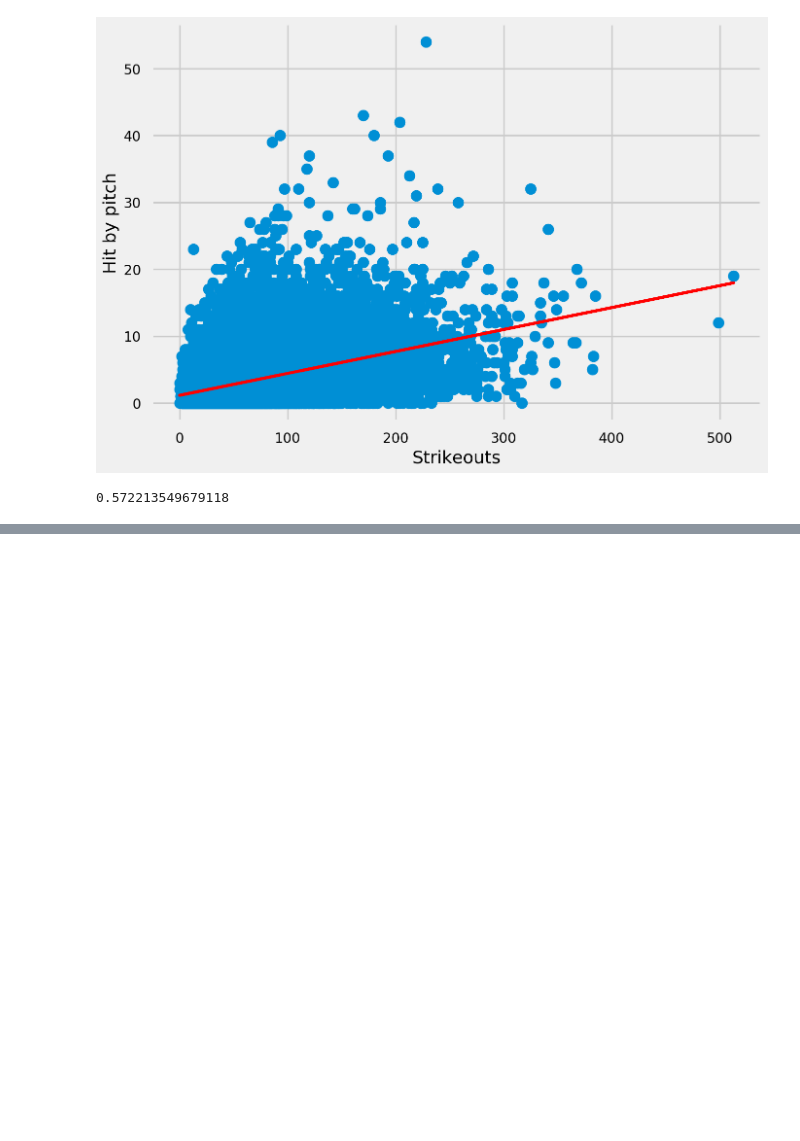
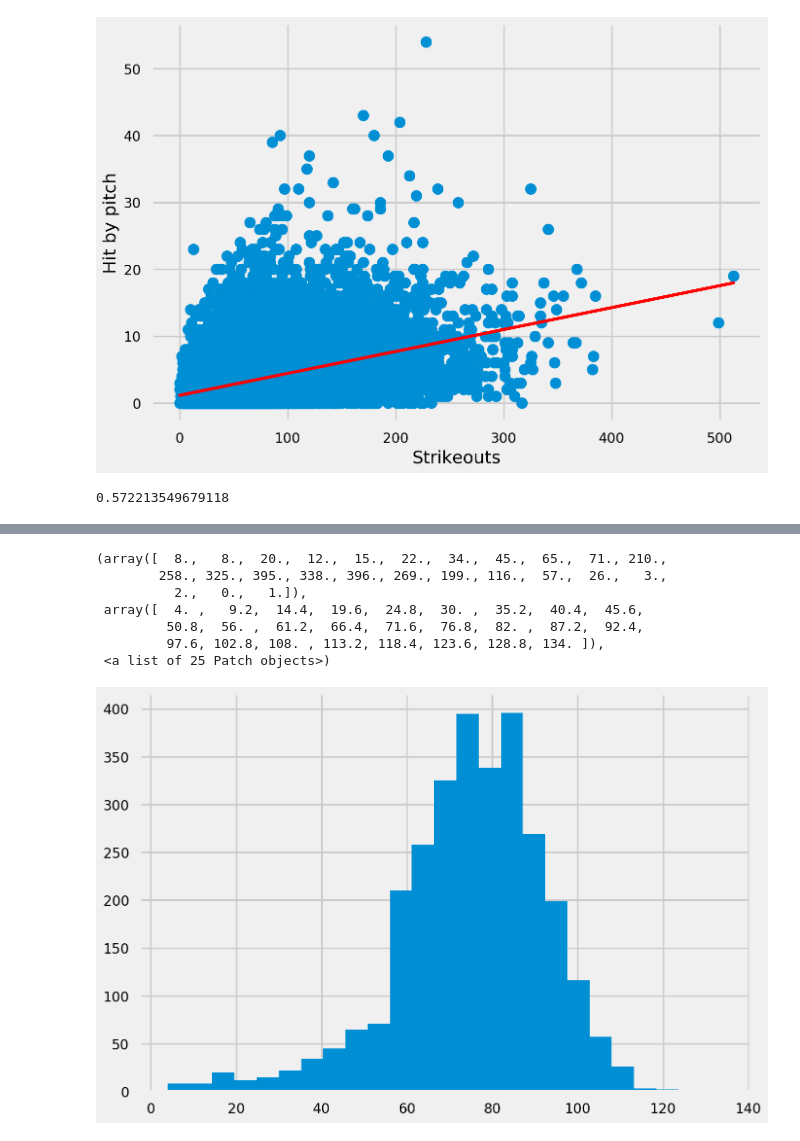
Before and after one commit to kennethn/baseball-statistics, a Jupyter notebook: Baseball.ipynb, the cells around one changed output, grey strips where cells are left out. Drawn from its saved outputs; the diff is of its cells as text; code cells hidden in the pictures; blank space fills up the shorter version.

```diff
--- a/Baseball.ipynb
+++ b/Baseball.ipynb
@@ -356,0 +384,11 @@ correlation(pitching['SO'], pitching['HBP'])
+# %%
+plt.hist(teams['L'], bins=25)
+# %% [output]
+(array([  8.,   8.,  20.,  12.,  15.,  22.,  34.,  45.,  65.,  71., 210.,
+        258., 325., 395., 338., 396., 269., 199., 116.,  57.,  26.,   3.,
+          2.,   0.,   1.]),
+ array([  4. ,   9.2,  14.4,  19.6,  24.8,  30. ,  35.2,  40.4,  45.6,
+         50.8,  56. ,  61.2,  66.4,  71.6,  76.8,  82. ,  87.2,  92.4,
+         97.6, 102.8, 108. , 113.2, 118.4, 123.6, 128.8, 134. ]),
+ <a list of 25 Patch objects>)
+[figure, added]
```
Also changed, not shown: parts of 18 cells of this notebook, 1 other file.
